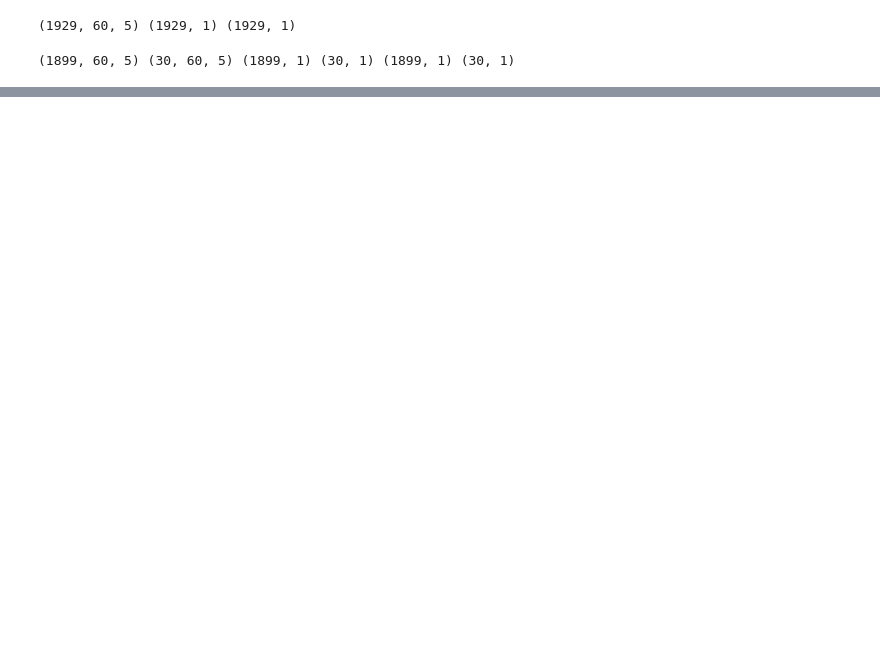
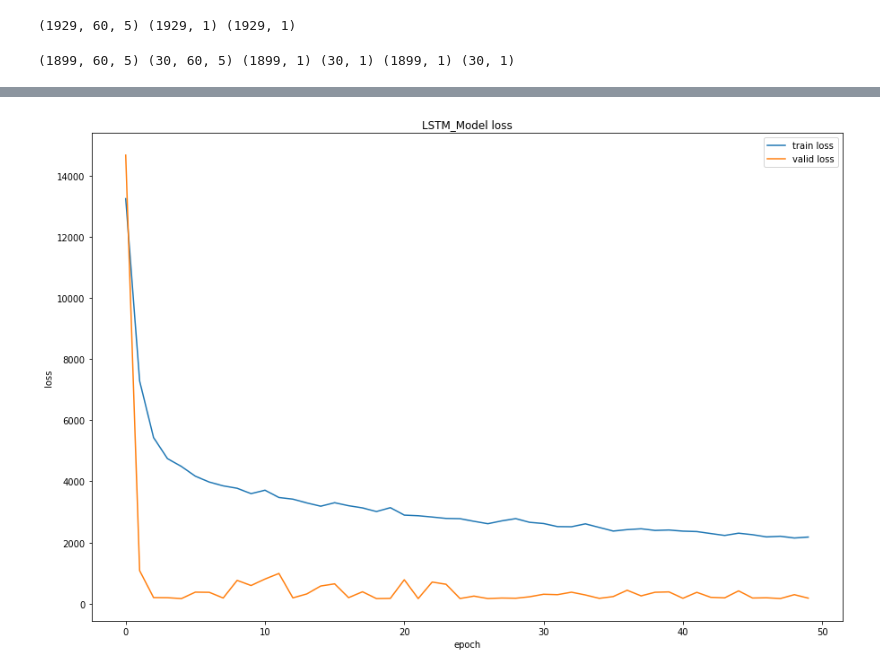
Before and after one commit to ivan2001kkk/Stock-Prediction-Master, a Jupyter notebook: DJIA_LSTM.ipynb, the cells around one changed output, grey strips where cells are left out. Cells and saved outputs as stored; diff of their text form; code cells hidden in the pictures; blank space fills up the shorter version.

```diff
--- a/DJIA_LSTM.ipynb
+++ b/DJIA_LSTM.ipynb
@@ -150,3 +158,15 @@ Epoch 50/50
+# %%
+# summarize history for loss
+plt.figure(figsize=(15,10))
+plt.plot(history.history['loss'])
+plt.plot(history.history['val_loss'])
+plt.title('LSTM_Model loss')
+plt.ylabel('loss')
+plt.xlabel('epoch')
+plt.legend(['train loss', 'valid loss'], loc='upper right')
+plt.show()
+# %% [output]
+[figure, added]
 # %%
 background = raw['Adj Close'].iloc[-100:].to_frame()
 background.index = np.arange(100)
```
Also changed, not shown: parts of 10 cells of this notebook.
